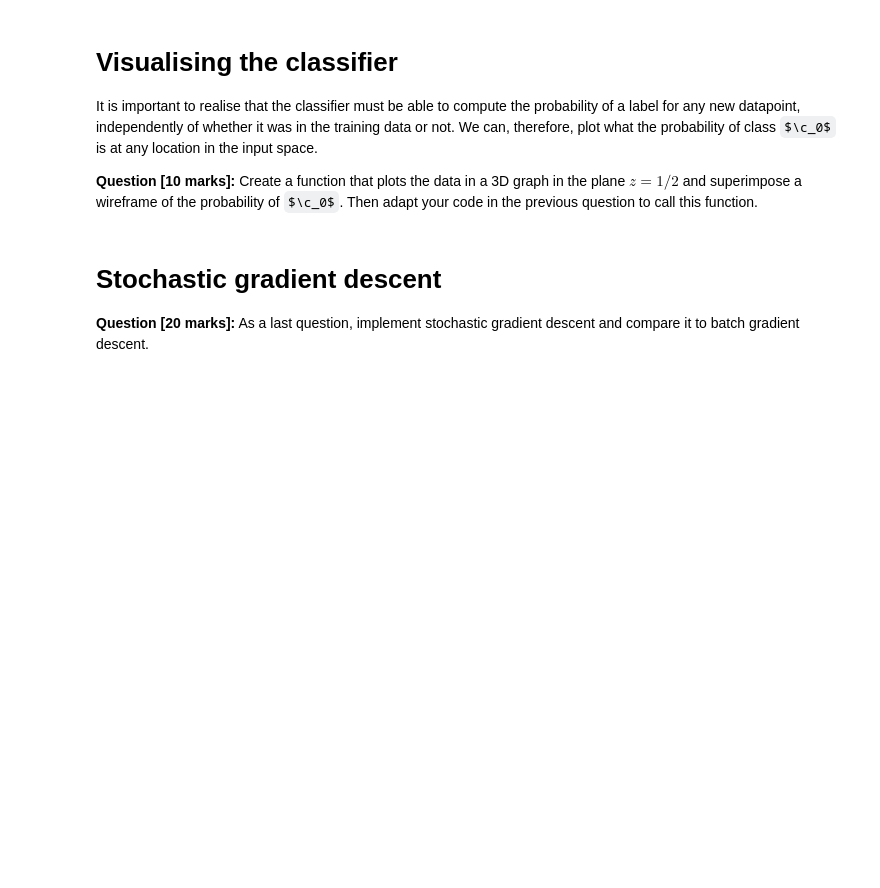
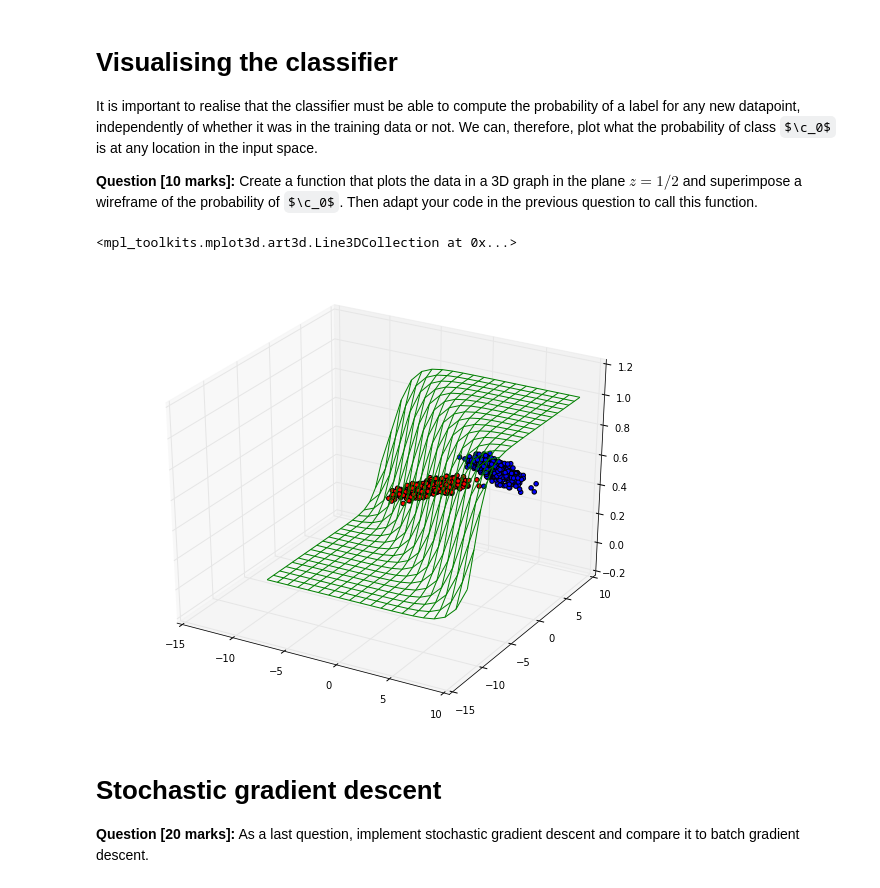
Before and after one commit to thomasbrus/machine-learning, a Jupyter notebook: practicum/week-2/lab-2.ipynb, the cells around one changed output. Saved outputs shown, nothing was run; the diff lists cells and outputs as text; code cells hidden in the pictures; some formulas as TeX source; blank space fills up the shorter version.

Commit message:
Added probability wireframe, not sure if weights are correct

```diff
--- a/practicum/week-2/lab-2.ipynb
+++ b/practicum/week-2/lab-2.ipynb
@@ -113,6 +120,43 @@ The gradient of $\nabla_\w E(\w)$ is given by $\nabla_\w E(\w) = \sum_{n=1}^N \l
 It is important to realise that the classifier must be able to compute the probability of a label for any new datapoint, independently of whether it was in the training data or not. We can, therefore, plot what the probability of class $\c_0$ is at any location in the input space.
 
 **Question [10 marks]:** Create a function that plots the data in a 3D graph in the plane $z=1/2$ and superimpose a wireframe of the probability of $\c_0$. Then adapt your code in the previous question to call this function.
+# %%
+import matplotlib.pyplot as plt
+from mpl_toolkits.mplot3d import Axes3D
+
+import pylab
+pylab.rcParams['figure.figsize'] = (10.0, 8.0)
+
+fig = plt.figure()
+ax = fig.add_subplot(111, projection='3d')
+
+data = np.load("data-2class.npz")
+
+d = data['d']
+l = data['l'].sum(-1)
+
+xs = d[:,0]
+ys = d[:,1]
+
+# 3d scatter plot
+colors = [['r', 'b'][int(x)] for x in np.nditer(l)]
+ax.scatter(xs, ys, zs=0.5, zdir='z', s=20, c=colors, depthshade=False)
+
+# 3d wireframe plot
+x1 = np.arange(-10.0, 10.0, 1.0)
+y1 = np.arange(-10.0, 10.0, 1.0)
+
+X1, Y1 = np.meshgrid(x1, y1)
+
+def z(x, y):
+    return 1 - sigma(sum([a * b for a, b in zip([0, -1, -1], [1, x, y])]))
+
+Z1 = z(X1, Y1)
+
+ax.plot_wireframe(X1, Y1, Z1, colors='green')
+# %% [output]
+<mpl_toolkits.mplot3d.art3d.Line3DCollection at 0x...>
+[figure, added]
 # %% [markdown]
 # Stochastic gradient descent
 
```
Also changed, not shown: parts of 3 cells of this notebook.
